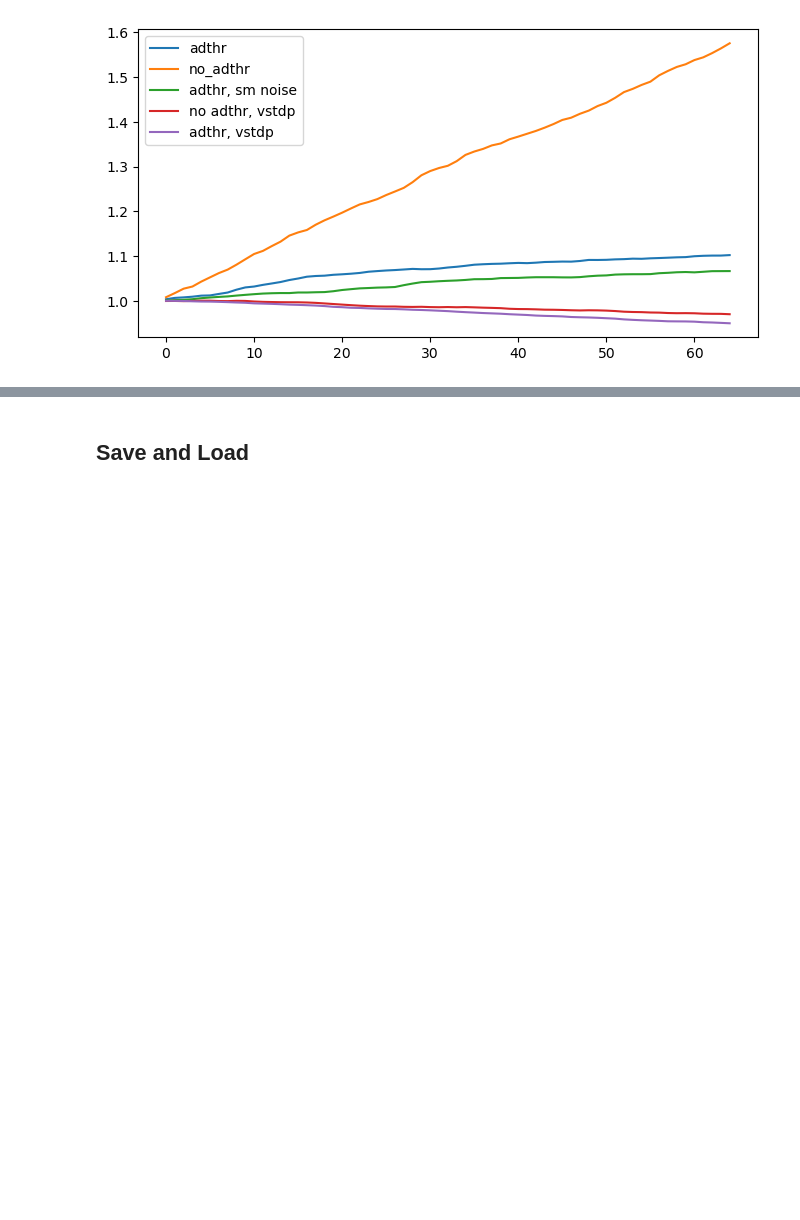
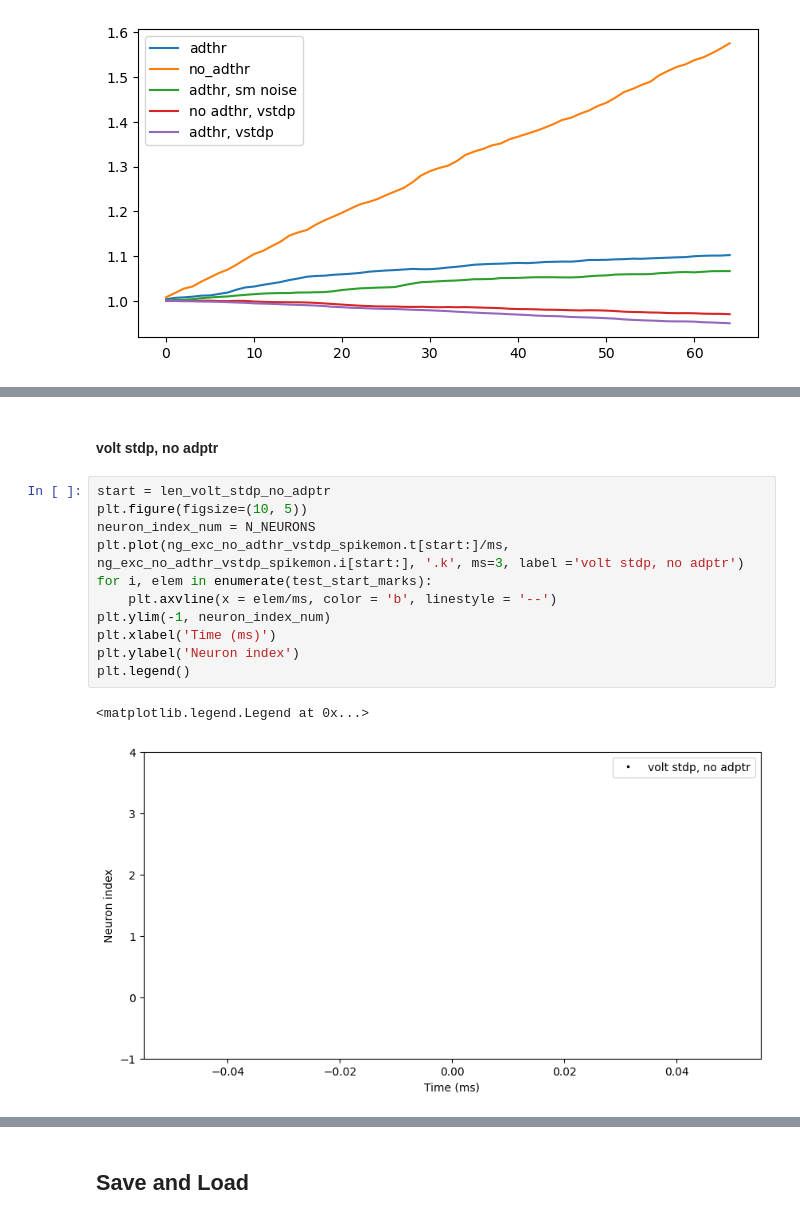
Before and after one commit to LaN-Tran/Brian2_projects, a Jupyter notebook: BrainNeuroClassifier_Experiment_3_4.ipynb, the cells around one changed output, grey strips where cells are left out. Saved outputs shown, nothing was run; the diff lists cells and outputs as text; blank space fills up the shorter version.

```diff
--- a/BrainNeuroClassifier_Experiment_3_4.ipynb
+++ b/BrainNeuroClassifier_Experiment_3_4.ipynb
@@ -1369,0 +1425,16 @@ show()
+# %% [markdown]
+#### volt stdp, no adptr
+# %%
+start = len_volt_stdp_no_adptr
+plt.figure(figsize=(10, 5))
+neuron_index_num = N_NEURONS
+plt.plot(ng_exc_no_adthr_vstdp_spikemon.t[start:]/ms, ng_exc_no_adthr_vstdp_spikemon.i[start:], '.k', ms=3, label ='volt stdp, no adptr')
+for i, elem in enumerate(test_start_marks):
+    plt.axvline(x = elem/ms, color = 'b', linestyle = '--')
+plt.ylim(-1, neuron_index_num)
+plt.xlabel('Time (ms)')
+plt.ylabel('Neuron index')
+plt.legend()
+# %% [output]
+<matplotlib.legend.Legend at 0x...>
+[figure, added]
```
Also changed, not shown: parts of 39 cells of this notebook.
